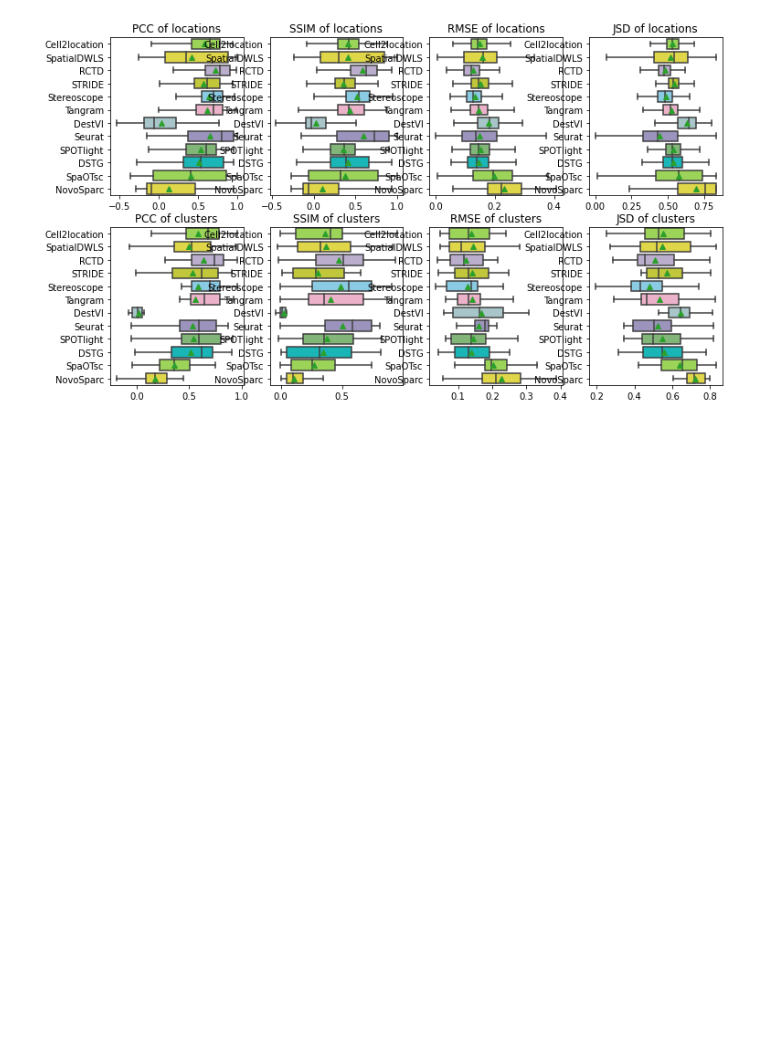
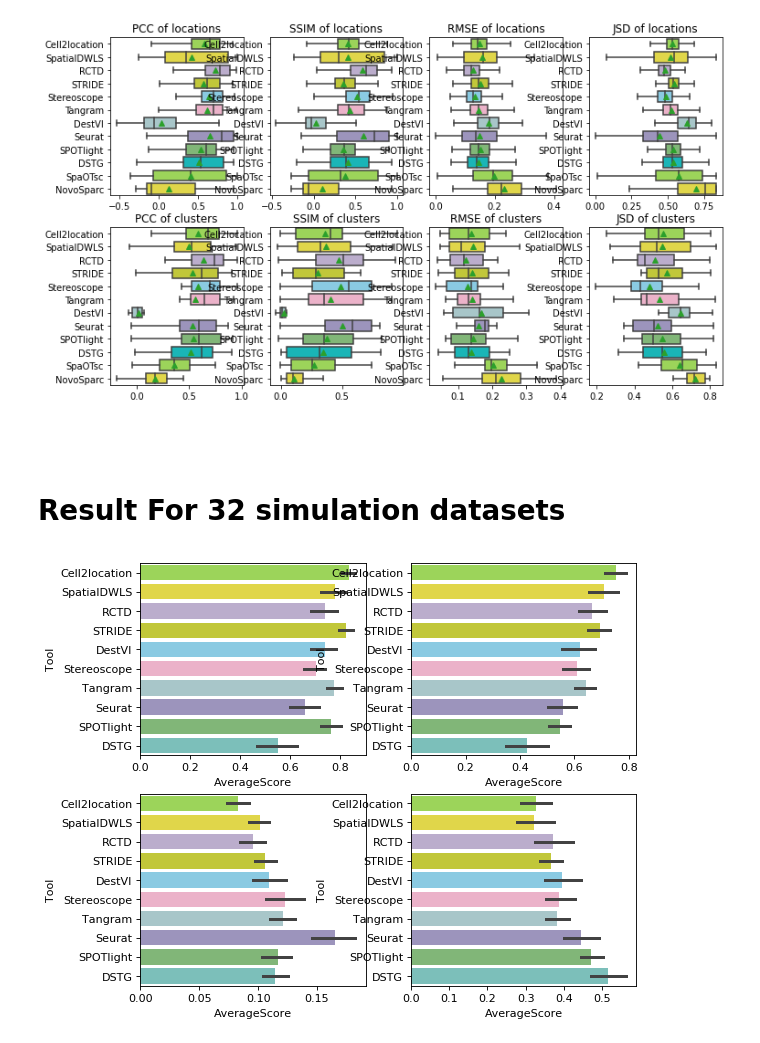
Before and after one commit to QuKunLab/SpatialBenchmarking, a Jupyter notebook: BLAST_CelltypeDeconvolution.ipynb, the cells around one changed output. Saved outputs shown, nothing was run; the diff lists cells and outputs as text; code cells hidden in the pictures; blank space fills up the shorter version.

```diff
--- a/BLAST_CelltypeDeconvolution.ipynb
+++ b/BLAST_CelltypeDeconvolution.ipynb
@@ -477,3 +480,61 @@ plt.show()
 # plt.close()
 # %% [output]
 [figure]
+# %% [markdown]
+###
+# %% [markdown]
+# Result For 32 simulation datasets
+# %%
+PCC = pd.read_csv('FigureData/Figure4/32Simulation/PCC.csv', sep = ',', header = 0, index_col = 0)
+RMSE = pd.read_csv('FigureData/Figure4/32Simulation/RMSE.csv', sep = ',', header = 0, index_col = 0)
+SSIM = pd.read_csv('FigureData/Figure4/32Simulation/SSIM.csv', sep = ',', header = 0, index_col = 0)
+JS = pd.read_csv('FigureData/Figure4/32Simulation/JS.csv', sep = ',', header = 0, index_col = 0)
+
+Datasets = list(set(PCC['dataset']))
+
+RScore = None
+for Data in Datasets:
+    PCCUse = PCC[PCC['dataset'] == Data]
+    PCCUse = PCCUse.dropna(axis = 1, how = 'all')
+    PCCUse = PCCUse.fillna(0)
+
+    RMSEUse = RMSE[RMSE['dataset'] == Data]
+    RMSEUse = RMSEUse.dropna(axis = 1, how = 'all')
+    RMSEUse = RMSEUse.fillna(1)
+
+    JSUse = JS[JS['dataset'] == Data]
+    JSUse = JSUse.dropna(axis = 1, how = 'all')
+    JSUse = JSUse.fillna(1)
+
+    SSIMUse = SSIM[SSIM['dataset'] == Data]
+    SSIMUse = SSIMUse.dropna(axis = 1, how = 'all')
+    SSIMUse = SSIMUse.fillna(0)
+
+    Tools = PCCUse.columns.tolist()
+    for Tool in Tools[0:-1]:
+        Metric = pd.concat([PCCUse[Tool], SSIMUse[Tool], RMSEUse[Tool], JSUse[Tool]], axis = 1)
+        Metric.columns = ['PCC', 'SSIM', 'RMSE', 'JS']
+        Metric.to_csv('FigureData/Figure4/32Simulation/Dataset' + Data + '_' + Tool + '_Metrics.txt', sep = '\t')
+        Result = pd.DataFrame(Metric.mean())
+        Result.columns = ['AverageScore']
+        Result['Tool'] = Tool
+        Result['Data'] = Data
+        if RScore is None:
+            RScore = Result
+        else:
+            RScore = pd.concat([RScore, Result])
+
+RScore['Metrics'] = RScore.index
+
+palette = ["#9de846", '#F9EC31', "#BBA8D1","#D6DE23", "#7BD1F1", "#F5A8C7",  "#A2CBCF", "#988DC3", "#79c06e", "#71cac3"]
+order = ['Cell2location','SpatialDWLS','RCTD','STRIDE','DestVI', 'Stereoscope','Tangram','Seurat', 'SPOTlight', 'DSTG']
+font = {'family':'DejaVu Sans','weight':'normal','size':15}
+plt.figure(figsize=(8,7), dpi= 80)
+n = 221
+for M in ['PCC', 'SSIM', 'RMSE', 'JS']:
+    DataMetric = RScore[RScore['Metrics'] == M]
+    ax1 = plt.subplot(n)
+    ax1 = sns.barplot(x= 'AverageScore',y = 'Tool', data = DataMetric, palette=palette, order = order, ci = 95)
+    n = n + 1
+# %% [output]
+[figure, added]
```
Also changed, not shown: parts of 4 cells of this notebook, 15 other files.
